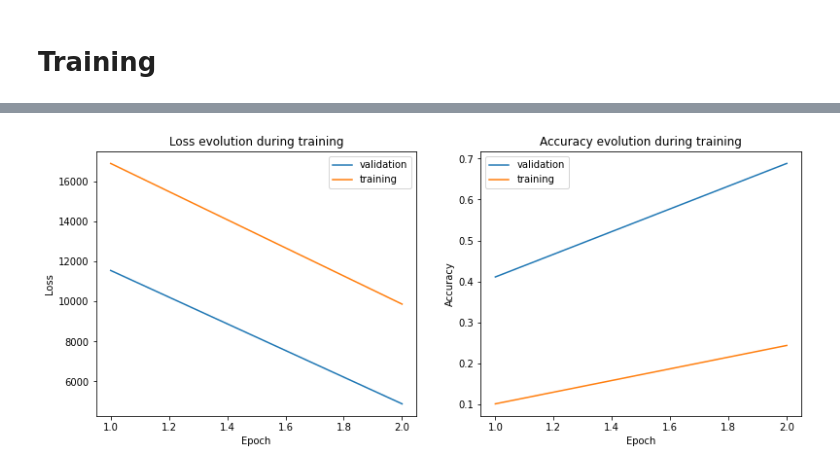
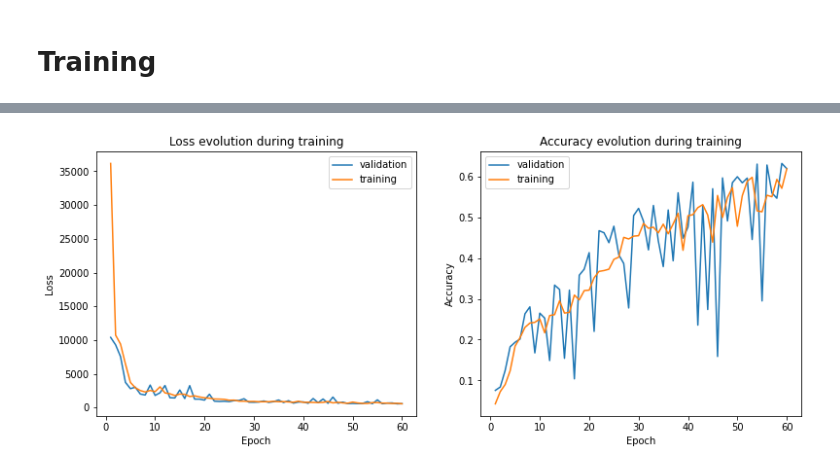
Before and after one commit to NicoBrandstetterr/location-of-the-sigma-spindles-in-EEG, a Jupyter notebook: location_sigma_spindles(1).ipynb, the cells around one changed output, grey strips where cells are left out. Saved outputs shown, nothing was run; the diff lists cells and outputs as text; code cells hidden in the pictures.

```diff
--- a/location_sigma_spindles(1).ipynb
+++ b/location_sigma_spindles(1).ipynb
@@ -90,10 +90,7 @@ def show_curves(curves):
 # %%
 SMOOTH = 1e-6
 
-def iou_pytorch(y_predicted: torch.Tensor, y_vals: torch.Tensor,eva=False):
-
-
-
+def iou_pytorch(y_predicted: torch.Tensor, y_vals: torch.Tensor):
 
     largo=len(y_vals)
     error_array=np.zeros(largo)
@@ -110,4 +107,4 @@ def iou_pytorch(y_predicted: torch.Tensor, y_vals: torch.Tensor,eva=False):
         error_array[count]=(inter/(union+1e-6))
         count+=1
 
-    return torch.tensor(1-np.mean(error_array),requires_grad=True)
+    return torch.tensor(error_array)
@@ -146,7 +117,7 @@ def evaluate(val_loader, model, criterion, use_gpu,delta):
     data_count = 0
     y_predicted=[]
     error_list=[]
-    delta=math.sqrt(delta)
+    #delta=math.sqrt(delta)
     for x_val, y_val in val_loader:
         for x,y in zip(x_val,y_val):
             x=x.unsqueeze(0)
@@ -158,10 +129,11 @@ def evaluate(val_loader, model, criterion, use_gpu,delta):
             y_pred=y_pred.reshape(2)
             #print('y_pred.unsqueeze(0)', y_pred.unsqueeze(0))
             #print('y.unsqueeze(0)', y.unsqueeze(0))
-            err = criterion(y_pred.unsqueeze(0),y.unsqueeze(0)) ###,eva=True)     ################
+            err = criterion(y_pred.unsqueeze(0),y.unsqueeze(0)) ###,eva=True)
             error_list.append(err)
             y_predicted.append(y_pred)
-            cumulative_predictions += (err<delta)
+            IoU = iou_pytorch(y_pred.unsqueeze(0), y.unsqueeze(0))
+            cumulative_predictions += int(IoU>delta)
             cumulative_loss += err
         data_count = x_val.shape[0]
 
@@ -212,7 +195,7 @@ def train_model(
     n_evaluations_per_epoch=6,
     use_gpu=False,
     data_augmentation=False,
-    delta=0.01
+    delta=0.1
 ):
 
     if use_gpu:
@@ -260,7 +243,7 @@ def train_model(
                 x_batch = x_batch.cuda()
                 y_batch = y_batch.cuda()
 
-            y_predicted, loss,vp = train_step(x_batch, y_batch, model, optimizer, criterion, use_gpu,delta)
+            y_predicted, loss = train_step(x_batch, y_batch, model, optimizer, criterion, use_gpu, delta)
 
             cumulative_train_loss += loss.item()
             train_loss_count += 1
@@ -268,24 +251,28 @@ def train_model(
 
             # Calculamos número de aciertos
             #class_prediction = torch.argmax(y_predicted, axis=1).long()
-            cumulative_train_corrects += vp
+            IoU = iou_pytorch(y_predicted, y_batch)
+            VP = sum(IoU>delta).item()
+            cumulative_train_corrects += VP
 
             if (i % (n_batches // n_evaluations_per_epoch) == 0) and (i > 0):
                 train_loss = cumulative_train_loss / train_loss_count
-                train_acc = cumulative_train_corrects / (train_acc_count/len(y_batch))   #multiplique por el batch size
+                train_acc = cumulative_train_corrects / train_acc_count
 
                 print(f"Iteration {iteration} - Batch {i}/{len(train_loader)} - Train loss: {train_loss}, Train acc: {train_acc}")
+                #print('predichos: ', y_predicted[0])
+                #print('reales: ', y_batch[0])
             iteration += 1
 
 
         model.eval()
         with torch.no_grad():
-            val_acc, val_loss = evaluate(val_loader, model, criterion, use_gpu,delta)
+            val_acc, val_loss = evaluate(val_loader, model, criterion, use_gpu, delta)
 
         print(f"Val loss: {val_loss}, Val acc: {val_acc}")
 
         train_loss = cumulative_train_loss / train_loss_count
-        train_acc = 4*cumulative_train_corrects / train_acc_count   #multiplique por 4 por ahora
+        train_acc = cumulative_train_corrects / train_acc_count   #multiplique por 4 por ahora
 
         curves["train_acc"].append(train_acc)
         curves["val_acc"].append(val_acc)
@@ -357,11 +343,11 @@ class CNN1d_Model(nn.Module):
 # %% [markdown]
 # Training
 # %%
-lr = 0.001
-batch_size = 4
+lr = 0.005
+batch_size = 64
 #criterion = iou_pytorch
 criterion = torch.nn.MSELoss()
-epochs = 2
+epochs = 60
 # %%
 CNN1d = CNN1d_Model(dropout_p=0.5)
 curves = train_model(
@@ -374,7 +360,7 @@ curves = train_model(
     lr,
     use_gpu=False,
     data_augmentation=False,
-    delta=5000*5000
+    delta=0.8
 )
 show_curves(curves)
 # %% [output]
@@ -398 +384 @@ Tiempo total de entrenamiento: 48.0174 [s]
-[figure, old version]
+[figure, new version]
```
Also changed, not shown: parts of 14 cells of this notebook.
